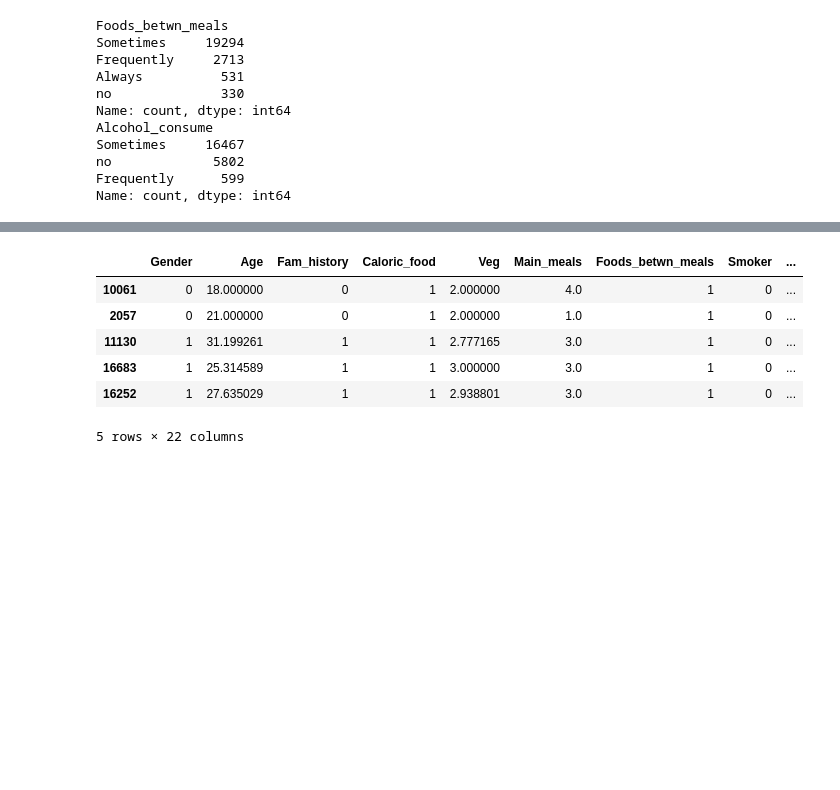
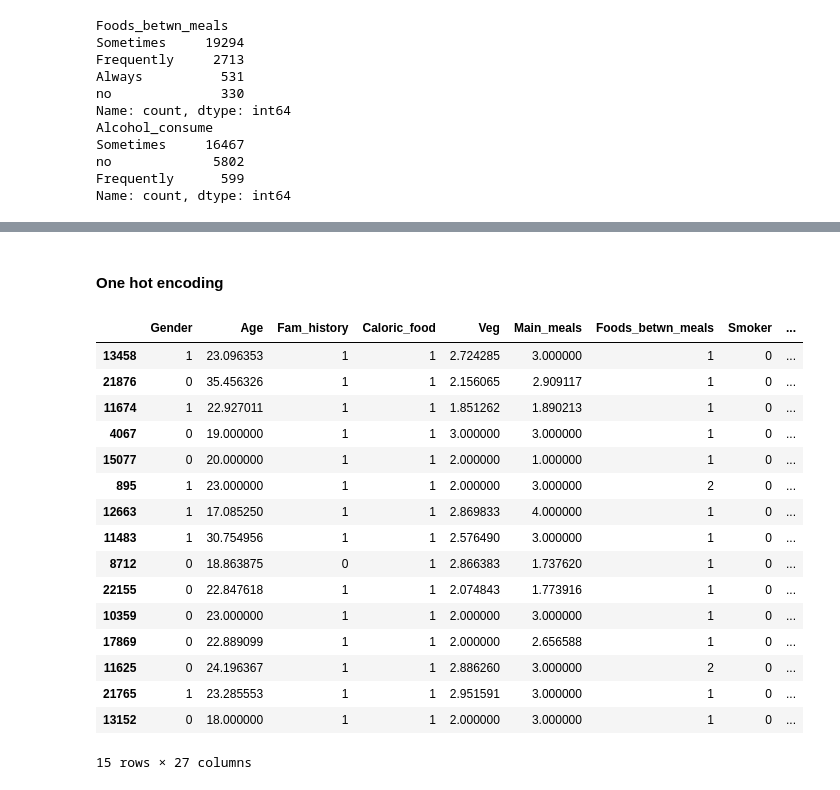
Before and after one commit to Tasfiq-K/obesity-risk-system, a Jupyter notebook: notebooks/preprocessing-obesity-risk-data.ipynb, the cells around one changed output, grey strips where cells are left out. Saved outputs shown, nothing was run; the diff lists cells and outputs as text; code cells hidden in the pictures; blank space fills up the shorter version.

Commit message:
preprocessing done on the obesity risk data

```diff
--- a/notebooks/preprocessing-obesity-risk-data.ipynb
+++ b/notebooks/preprocessing-obesity-risk-data.ipynb
@@ -874,6 +876,14 @@ ac_mapping = {'no': 0,
               'Frequently': 2,
              }
 
+# mapping age
+age_mapping = {
+    'Teen': 1,
+    'Young_Adult': 2,
+    'Adult': 3,
+    'Senior': 4
+}
+
 def encode_categories(dataframe, col_name, mapping):
 
 
@@ -886,3 +896,6 @@ test_copy = encode_categories(test_copy, 'Foods_betwn_meals', fbm_mapping)
 
 concat_df = encode_categories(concat_df, 'Alcohol_consume', ac_mapping)
 test_copy = encode_categories(test_copy, 'Alcohol_consume', ac_mapping)
+# %%
+concat_df = encode_categories(concat_df, 'Age_Group', age_mapping)
+test_copy = encode_categories(test_copy, 'Age_Group', age_mapping)
@@ -889,10 +918,34 @@ test_copy = encode_categories(test_copy, 'Alcohol_consume', ac_mapping)
+# %% [markdown]
+#### One hot encoding
+# %%
+"""OHE = OneHotEncoder(categories='auto',
+                        drop='first',
+                        sparse=True,
+                        dtype=np.float64,
+                        handle_unknown='error')"""
+ohe = OneHotEncoder(dtype=np.int16)
+
+encoded = ohe.fit_transform(concat_df[['Transport']]).toarray()
+ohe_df= pd.DataFrame(encoded, columns=ohe.get_feature_names_out())
+# %%
+concat_df = pd.concat([concat_df, ohe_df], axis=1)
 # %%
-concat_df.sample(5)
+concat_df.sample(15)
 # %% [output]
 |  | Gender | Age | Fam_history | Caloric_food | Veg | Main_meals | Foods_betwn_meals | Smoker | ... |
-| 10061 | 0 | 18.000000 | 0 | 1 | 2.000000 | 4.0 | 1 | 0 | ... |
-| 2057 | 0 | 21.000000 | 0 | 1 | 2.000000 | 1.0 | 1 | 0 | ... |
-| 11130 | 1 | 31.199261 | 1 | 1 | 2.777165 | 3.0 | 1 | 0 | ... |
-| 16683 | 1 | 25.314589 | 1 | 1 | 3.000000 | 3.0 | 1 | 0 | ... |
-| 16252 | 1 | 27.635029 | 1 | 1 | 2.938801 | 3.0 | 1 | 0 | ... |
+| 13458 | 1 | 23.096353 | 1 | 1 | 2.724285 | 3.000000 | 1 | 0 | ... |
+| 21876 | 0 | 35.456326 | 1 | 1 | 2.156065 | 2.909117 | 1 | 0 | ... |
+| 11674 | 1 | 22.927011 | 1 | 1 | 1.851262 | 1.890213 | 1 | 0 | ... |
+| 4067 | 0 | 19.000000 | 1 | 1 | 3.000000 | 3.000000 | 1 | 0 | ... |
+| 15077 | 0 | 20.000000 | 1 | 1 | 2.000000 | 1.000000 | 1 | 0 | ... |
+| 895 | 1 | 23.000000 | 1 | 1 | 2.000000 | 3.000000 | 2 | 0 | ... |
+| 12663 | 1 | 17.085250 | 1 | 1 | 2.869833 | 4.000000 | 1 | 0 | ... |
+| 11483 | 1 | 30.754956 | 1 | 1 | 2.576490 | 3.000000 | 1 | 0 | ... |
+| 8712 | 0 | 18.863875 | 0 | 1 | 2.866383 | 1.737620 | 1 | 0 | ... |
+| 22155 | 0 | 22.847618 | 1 | 1 | 2.074843 | 1.773916 | 1 | 0 | ... |
+| 10359 | 0 | 23.000000 | 1 | 1 | 2.000000 | 3.000000 | 1 | 0 | ... |
+| 17869 | 0 | 22.889099 | 1 | 1 | 2.000000 | 2.656588 | 1 | 0 | ... |
+| 11625 | 0 | 24.196367 | 1 | 1 | 2.886260 | 3.000000 | 2 | 0 | ... |
+| 21765 | 1 | 23.285553 | 1 | 1 | 2.951591 | 3.000000 | 1 | 0 | ... |
+| 13152 | 0 | 18.000000 | 1 | 1 | 2.000000 | 3.000000 | 1 | 0 | ... |
-5 rows × 22 columns
+15 rows × 27 columns
```
Also changed, not shown: parts of 18 cells of this notebook.
